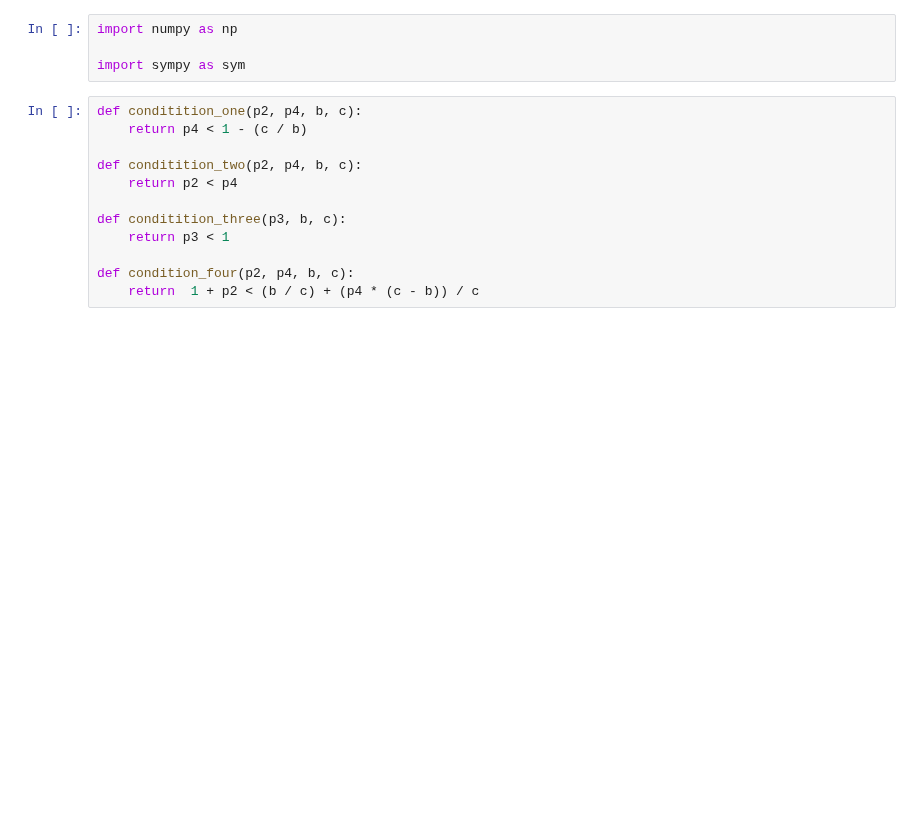
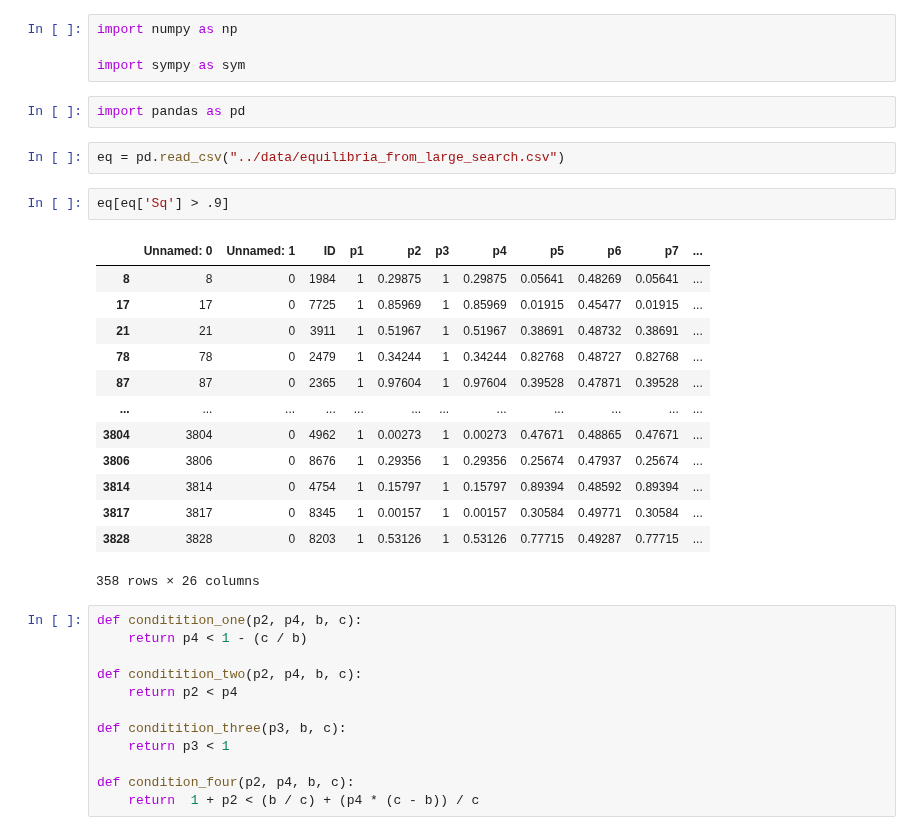
Before and after one commit to Nikoleta-v3/conditional-cooperation-with-longer-memory, a Jupyter notebook: nbs/Conditions mem-two to two-bit.ipynb, the cells around one changed output. Cells and saved outputs as stored; diff of their text form; blank space fills up the shorter version.

```diff
--- a/nbs/Conditions mem-two to two-bit.ipynb
+++ b/nbs/Conditions mem-two to two-bit.ipynb
@@ -2,6 +2,26 @@
 import numpy as np
 
 import sympy as sym
+# %%
+import pandas as pd
+# %%
+eq = pd.read_csv("../data/equilibria_from_large_search.csv")
+# %%
+eq[eq['Sq'] > .9]
+# %% [output]
+|  | Unnamed: 0 | Unnamed: 1 | ID | p1 | p2 | p3 | p4 | p5 | p6 | p7 | ... |
+| 8 | 8 | 0 | 1984 | 1 | 0.29875 | 1 | 0.29875 | 0.05641 | 0.48269 | 0.05641 | ... |
+| 17 | 17 | 0 | 7725 | 1 | 0.85969 | 1 | 0.85969 | 0.01915 | 0.45477 | 0.01915 | ... |
+| 21 | 21 | 0 | 3911 | 1 | 0.51967 | 1 | 0.51967 | 0.38691 | 0.48732 | 0.38691 | ... |
+| 78 | 78 | 0 | 2479 | 1 | 0.34244 | 1 | 0.34244 | 0.82768 | 0.48727 | 0.82768 | ... |
+| 87 | 87 | 0 | 2365 | 1 | 0.97604 | 1 | 0.97604 | 0.39528 | 0.47871 | 0.39528 | ... |
+| ... | ... | ... | ... | ... | ... | ... | ... | ... | ... | ... | ... |
+| 3804 | 3804 | 0 | 4962 | 1 | 0.00273 | 1 | 0.00273 | 0.47671 | 0.48865 | 0.47671 | ... |
+| 3806 | 3806 | 0 | 8676 | 1 | 0.29356 | 1 | 0.29356 | 0.25674 | 0.47937 | 0.25674 | ... |
+| 3814 | 3814 | 0 | 4754 | 1 | 0.15797 | 1 | 0.15797 | 0.89394 | 0.48592 | 0.89394 | ... |
+| 3817 | 3817 | 0 | 8345 | 1 | 0.00157 | 1 | 0.00157 | 0.30584 | 0.49771 | 0.30584 | ... |
+| 3828 | 3828 | 0 | 8203 | 1 | 0.53126 | 1 | 0.53126 | 0.77715 | 0.49287 | 0.77715 | ... |
+358 rows × 26 columns
 # %%
 def conditition_one(p2, p4, b, c):
     return p4 < 1 - (c / b)
```
Also changed, not shown: parts of 1 cell of this notebook, 17 other files.
